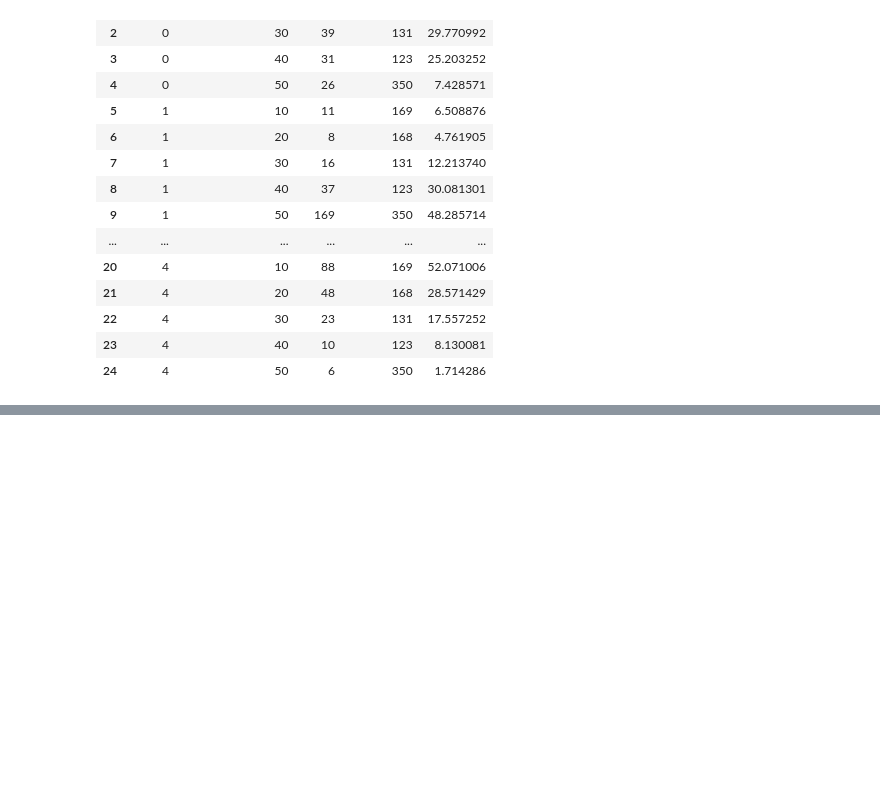
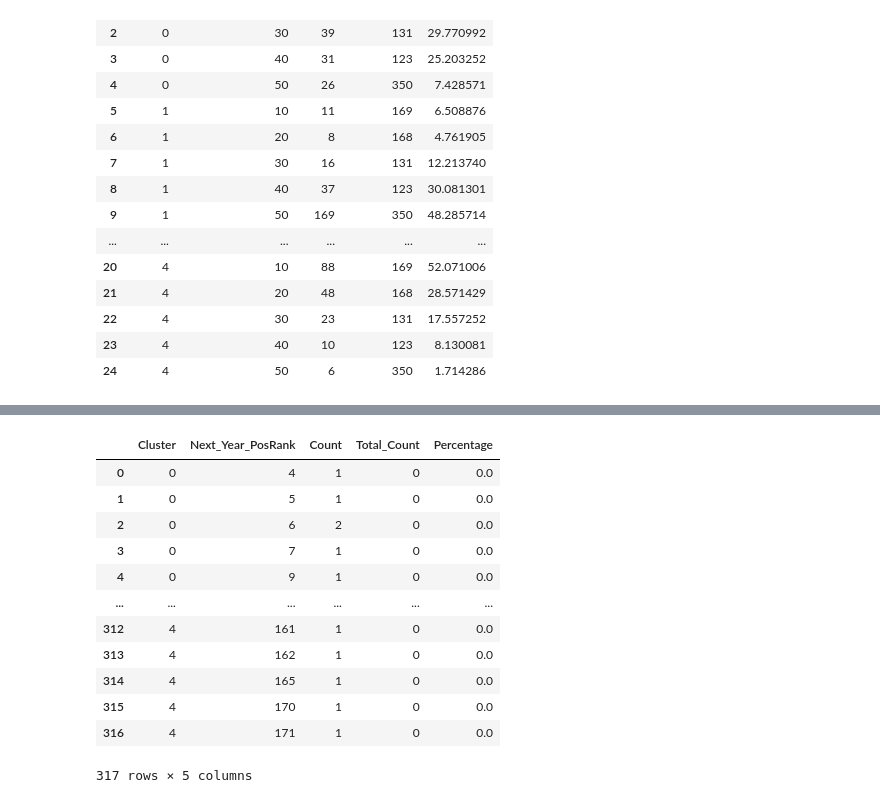
Before and after one commit to vpphan/group_template, a Jupyter notebook: Data_Wrangle/Data_Visual.ipynb, the cells around one changed output, grey strips where cells are left out. Drawn from its saved outputs; the diff is of its cells as text; code cells hidden in the pictures; blank space fills up the shorter version.

```diff
--- a/Data_Wrangle/Data_Visual.ipynb
+++ b/Data_Wrangle/Data_Visual.ipynb
@@ -320,0 +342,9 @@ plt.show()
+# %%
+# Concatenate cluster labels with Next_Year_PosRank
+umap_df['Cluster'] = cluster_labels
+
+# Group data by Cluster and Next_Year_PosRank, and count occurrences
+cluster_info = umap_df.groupby(['Cluster', 'Next_Year_PosRank']).size().reset_index(name='Count')
+
+# Print the information
+print(cluster_info)
@@ -320,0 +366,30 @@ plt.show()
+# %%
+cluster_info["Total_Count"] = 0
+cluster_info["Percentage"] = 0
+for rank in range(9):
+    rank += 1
+    rank *= 10
+
+    total = cluster_info[cluster_info["Next_Year_PosRank"] == rank]["Count"].sum()
+
+    cluster_info.loc[cluster_info["Next_Year_PosRank"] == rank, ["Total_Count"]] = total
+
+    for cluster in range(max(cluster_info["Cluster"]) + 1):
+        count = cluster_info[(cluster_info["Next_Year_PosRank"] == rank) & (cluster_info["Cluster"] == cluster)]["Count"]
+        cluster_info.loc[(cluster_info["Next_Year_PosRank"] == rank) & (cluster_info["Cluster"] == cluster), ["Percentage"]] = 100*count/total
+# %%
+cluster_info
+# %% [output]
+|  | Cluster | Next_Year_PosRank | Count | Total_Count | Percentage |
+| 0 | 0 | 4 | 1 | 0 | 0.0 |
+| 1 | 0 | 5 | 1 | 0 | 0.0 |
+| 2 | 0 | 6 | 2 | 0 | 0.0 |
+| 3 | 0 | 7 | 1 | 0 | 0.0 |
+| 4 | 0 | 9 | 1 | 0 | 0.0 |
+| ... | ... | ... | ... | ... | ... |
+| 312 | 4 | 161 | 1 | 0 | 0.0 |
+| 313 | 4 | 162 | 1 | 0 | 0.0 |
+| 314 | 4 | 165 | 1 | 0 | 0.0 |
+| 315 | 4 | 170 | 1 | 0 | 0.0 |
+| 316 | 4 | 171 | 1 | 0 | 0.0 |
+317 rows × 5 columns
```
Also changed, not shown: parts of 9 cells of this notebook.
